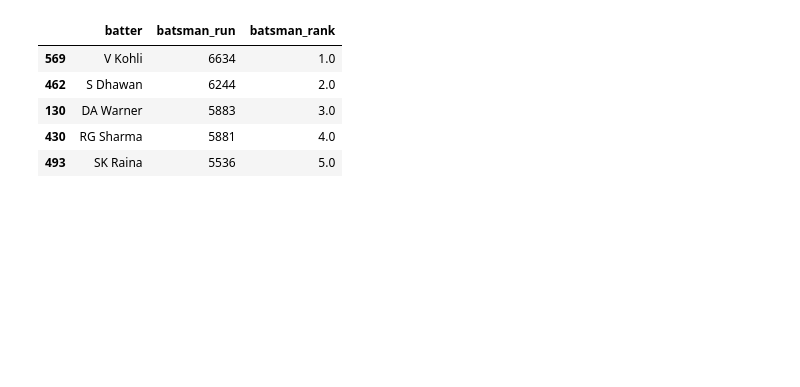
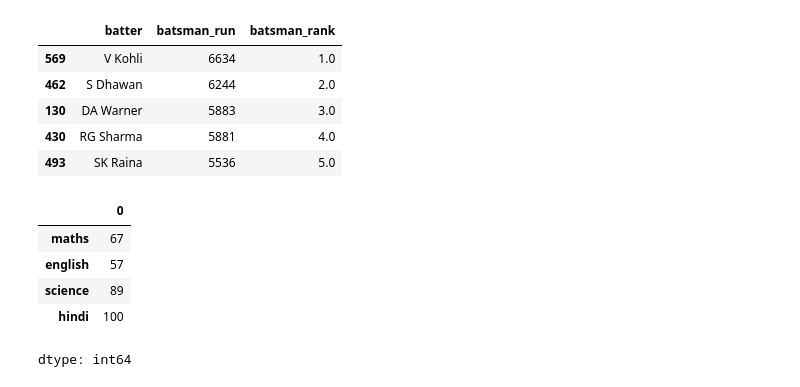
Before and after one commit to rehanmehdichandio/pandas_df_practice_2, a Jupyter notebook: Pandas_Practice_2.ipynb, the cells around one changed output. Cells and saved outputs as stored; diff of their text form; code cells hidden in the pictures; blank space fills up the shorter version.

```diff
--- a/Pandas_Practice_2.ipynb
+++ b/Pandas_Practice_2.ipynb
@@ -172,0 +172,17 @@ runs.sort_values('batsman_rank').head(5)
+# %%
+#sort_index (series and dataframe)
+marks = {
+    'maths': 67,
+    'english': 57,
+    'science' : 89,
+    'hindi': 100
+}
+marks_series = pd.Series(marks)
+marks_series
+# %% [output]
+|  | 0 |
+| maths | 67 |
+| english | 57 |
+| science | 89 |
+| hindi | 100 |
+dtype: int64
```
Also changed, not shown: parts of 4 cells of this notebook.
